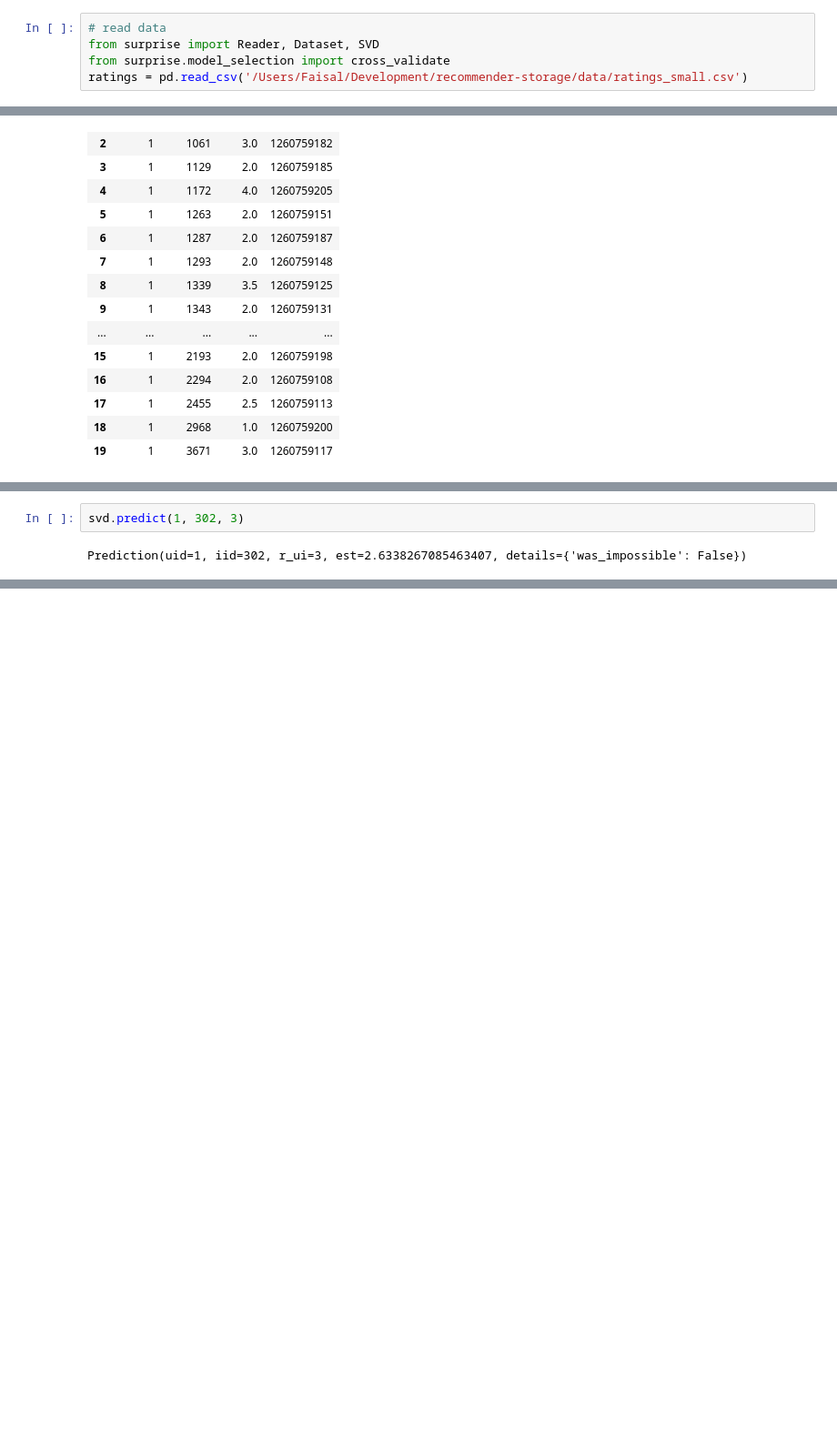
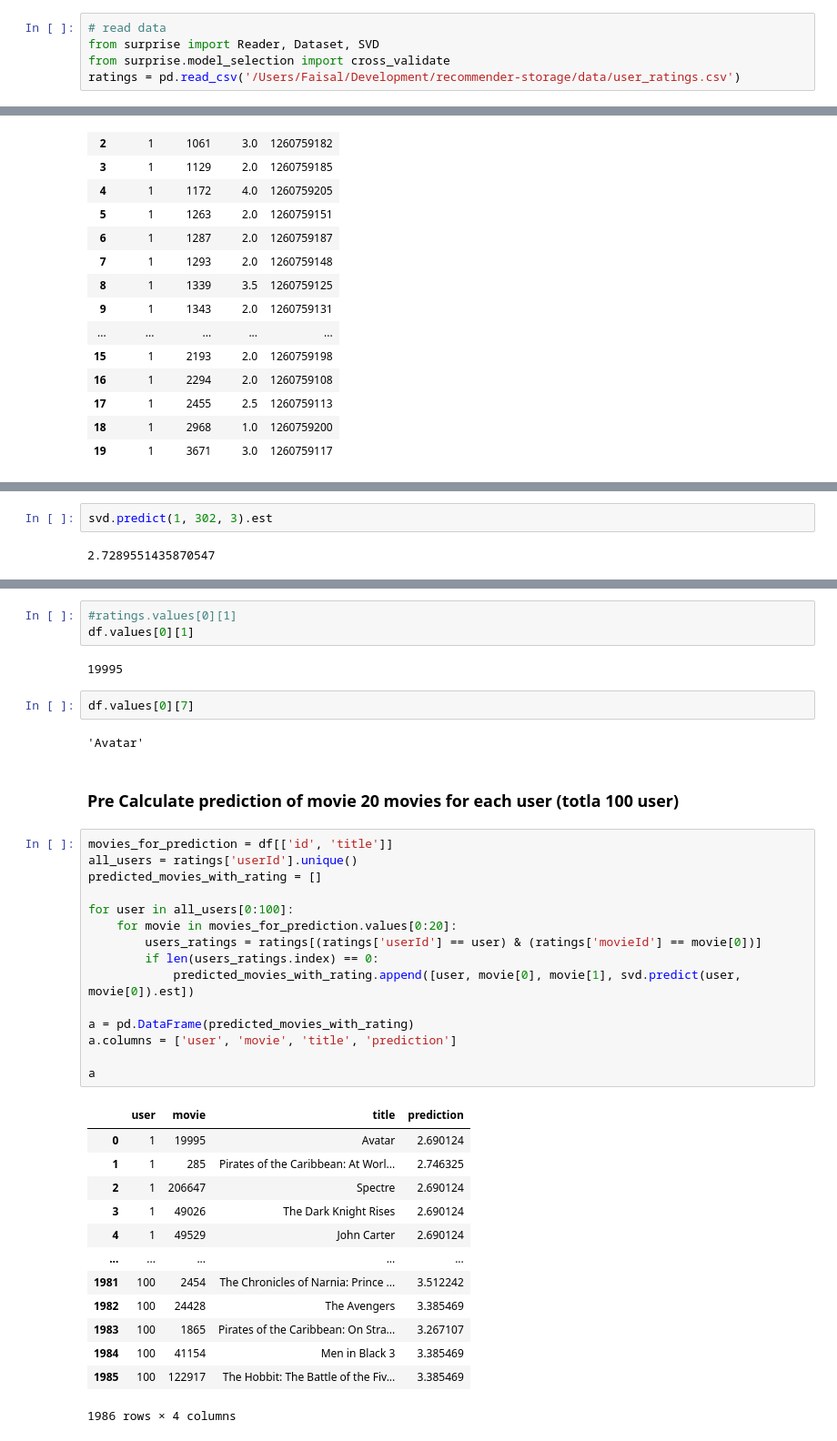
Before and after one commit to faisalbegins/recommender-ml, a Jupyter notebook: notebooks/recommender.ipynb, the cells around one changed output, grey strips where cells are left out. Shown: that part at 91% size. Drawn from its saved outputs; the diff is of its cells as text; blank space fills up the shorter version.

Commit message:
added svd based prediction

```diff
--- a/notebooks/recommender.ipynb
+++ b/notebooks/recommender.ipynb
@@ -408,7 +408,7 @@ Name: title, dtype: object
 # read data
 from surprise import Reader, Dataset, SVD
 from surprise.model_selection import cross_validate
-ratings = pd.read_csv('/Users/Faisal/Development/recommender-storage/data/ratings_small.csv')
+ratings = pd.read_csv('/Users/Faisal/Development/recommender-storage/data/user_ratings.csv')
 # %%
 # check data
 ratings.head()
@@ -469,9 +465,49 @@ pickle.dump(svd, outfile)
 # %%
-svd.predict(1, 302, 3)
+svd.predict(1, 302, 3).est
 # %% [output]
-Prediction(uid=1, iid=302, r_ui=3, est=2.6338267085463407, details={'was_impossible': False})
+2.7289551435870547
 # %%
 df[df['id'] == 302]
 # %% [output]
 |  | genres | id | keywords | language | overview | popularity | countries | title | vote_average | ... |
 | 3303 | [{"id": 53, "name": "Thriller"}, ... | 302 | [{"id": 212, "name": "london engl... | en | In the middle of this amusing thr... | 11.000654 | [{"iso_3166_1": "FR", "name": "Fr... | Swimming Pool | 6.4 | ... |
+# %%
+#ratings.values[0][1]
+df.values[0][1]
+# %% [output]
+19995
+# %%
+df.values[0][7]
+# %% [output]
+'Avatar'
+# %% [markdown]
+### Pre Calculate prediction of movie 20 movies for each user (totla 100 user)
+# %%
+movies_for_prediction = df[['id', 'title']]
+all_users = ratings['userId'].unique()
+predicted_movies_with_rating = []
+
+for user in all_users[0:100]:
+    for movie in movies_for_prediction.values[0:20]:
+        users_ratings = ratings[(ratings['userId'] == user) & (ratings['movieId'] == movie[0])]
+        if len(users_ratings.index) == 0:
+            predicted_movies_with_rating.append([user, movie[0], movie[1], svd.predict(user, movie[0]).est])
+
+a = pd.DataFrame(predicted_movies_with_rating)
+a.columns = ['user', 'movie', 'title', 'prediction']
+
+a
+# %% [output]
+|  | user | movie | title | prediction |
+| 0 | 1 | 19995 | Avatar | 2.690124 |
+| 1 | 1 | 285 | Pirates of the Caribbean: At Worl... | 2.746325 |
+| 2 | 1 | 206647 | Spectre | 2.690124 |
+| 3 | 1 | 49026 | The Dark Knight Rises | 2.690124 |
+| 4 | 1 | 49529 | John Carter | 2.690124 |
+| ... | ... | ... | ... | ... |
+| 1981 | 100 | 2454 | The Chronicles of Narnia: Prince ... | 3.512242 |
+| 1982 | 100 | 24428 | The Avengers | 3.385469 |
+| 1983 | 100 | 1865 | Pirates of the Caribbean: On Stra... | 3.267107 |
+| 1984 | 100 | 41154 | Men in Black 3 | 3.385469 |
+| 1985 | 100 | 122917 | The Hobbit: The Battle of the Fiv... | 3.385469 |
+1986 rows × 4 columns
```
Also changed, not shown: parts of 3 cells of this notebook, 1 other file.
